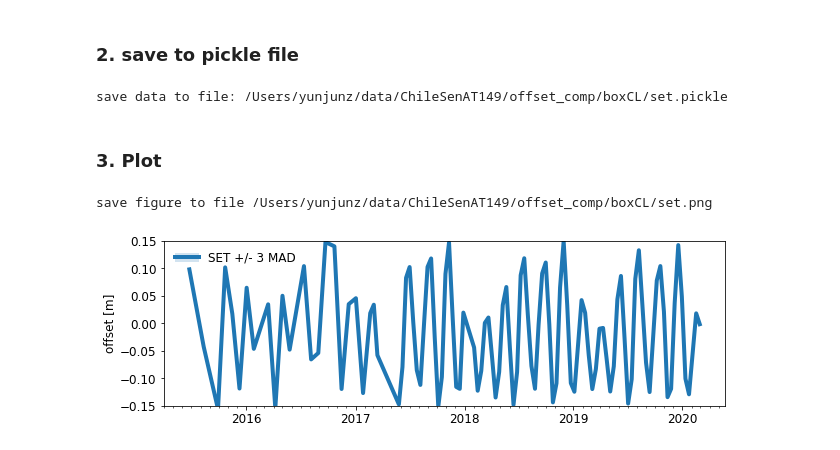
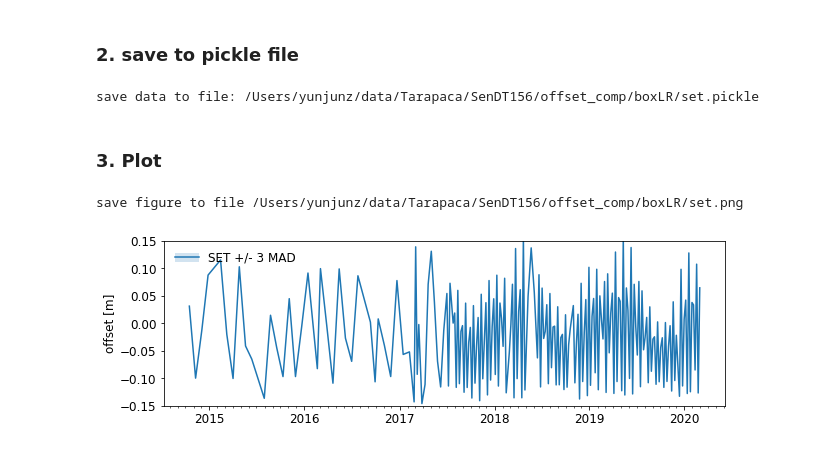
Before and after one commit to yunjunz/2022-Geolocation, a Jupyter notebook: prep_solid_earth_tide.ipynb, the cells around one changed output. Cells and saved outputs as stored; diff of their text form; code cells hidden in the pictures.

```diff
--- a/prep_solid_earth_tide.ipynb
+++ b/prep_solid_earth_tide.ipynb
@@ -17,11 +17,13 @@ from mintpy import view
 plt.rcParams.update({'font.size': 12})
 figsize = [9, 3]
 
-#box = (85, 25, 145, 70);  box_suffix = 'boxCC'   # box to read for range offset in (x0, y0, x1, y1)
-box = (10, 55, 20, 70);   box_suffix = 'boxCL'   # box in the center left with low  altitude
-#box = (200, 15, 215, 30); box_suffix = 'boxLR'   # box in the lower right with high altitude
+win = 5  # half size of the window of interest
+lalo = [-21.29, -69.58]; box_suffix = 'boxCL'   # box in the center left with low  altitude; box = (10,  55,  20, 70) for SenAT149
+lalo = [-21.30, -67.39]; box_suffix = 'boxLR'   # box in the lower right with high altitude; box = (200, 15, 215, 30) for SenAT149
 
-proj_dir = '/Users/yunjunz/data/ChileSenAT149'
+proj_name = 'SenDT156'  # SenAT149, SenDT156
+
+proj_dir = os.path.join('/Users/yunjunz/data/Tarapaca', proj_name)
 os.chdir(proj_dir)
 print('Go to directory', proj_dir)
 
@@ -67,6 +70,13 @@ time used: 00 mins 0.3 secs.
 # %% [markdown]
 ### 2. save to pickle file
 # %%
+# lalo --> box
+atr = readfile.read_attribute(set_file)
+geom_file = os.path.join(proj_dir, 'mintpyOffset/inputs/geometryRadar.h5')
+coord = ut.coordinate(atr, lookup_file=geom_file)
+y, x = coord.geo2radar(lalo[0], lalo[1])[:2]
+box = (x-win, y-win, x+win, y+win)
+
 # read data
 date_list = timeseries(set_file).get_date_list()
 num_date = len(date_list)
@@ -85,33 +95,33 @@ with open(out_file, 'wb') as f:
     pickle.dump(sDict, f)
     print('save data to file: {}'.format(out_file))
 # %% [output]
-save data to file: /Users/yunjunz/data/ChileSenAT149/offset_comp/boxCL/set.pickle
+save data to file: /Users/yunjunz/data/Tarapaca/SenDT156/offset_comp/boxLR/set.pickle
 # %% [markdown]
 ### 3. Plot
 # %%
 key_base = 'range_delay_SET'
 n = 3
 
 x = sDict['time']
 y = sDict[key_base+'_med']
 y_err = sDict[key_base+'_mad'] * n
 
 fig, ax = plt.subplots(figsize=figsize)
-p0, = ax.plot(x, y, linewidth=4, color='C0')
+p0, = ax.plot(x, y, linewidth=1.5, color='C0')
 p1  = ax.fill_between(x, y - y_err, y + y_err, fc='C0', ec='none', alpha=0.2)
 
 # axis format
 pp.auto_adjust_xaxis_date(ax, x, every_year=1, buffer_year=None)
 ax.set_ylabel('offset [m]')
 ax.set_ylim(-0.15, 0.15)
 ax.legend([(p0, p1)], ['SET +/- {} MAD'.format(n)], frameon=False)
 fig.tight_layout()
 
 # output
 out_fig = os.path.join(os.path.dirname(out_file), 'set.png')
 print('save figure to file', out_fig)
 plt.savefig(out_fig, bbox_inches='tight', transparent=True, dpi=300)
 plt.show()
 # %% [output]
-save figure to file /Users/yunjunz/data/ChileSenAT149/offset_comp/boxCL/set.png
+save figure to file /Users/yunjunz/data/Tarapaca/SenDT156/offset_comp/boxLR/set.png
-[figure, old version]
+[figure, new version]
```
Also changed, not shown: parts of 2 cells of this notebook, 6 other files.
